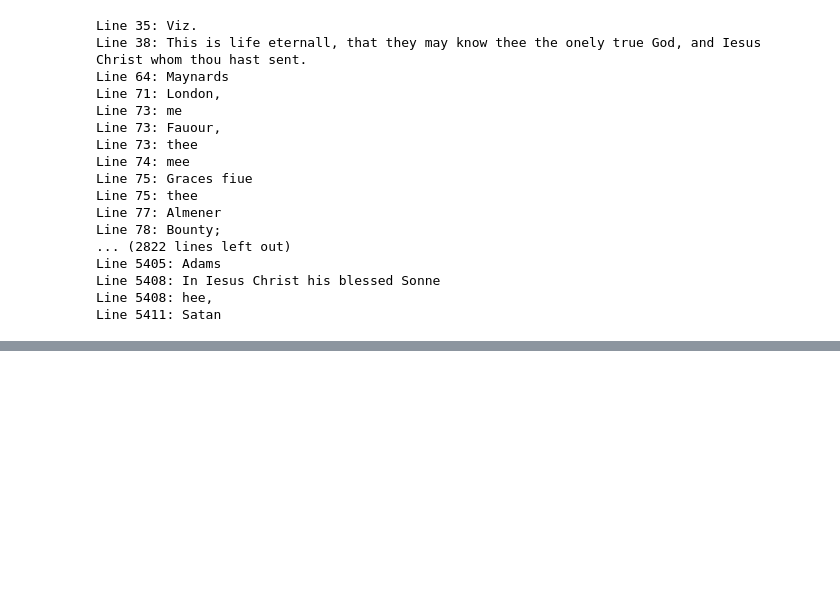
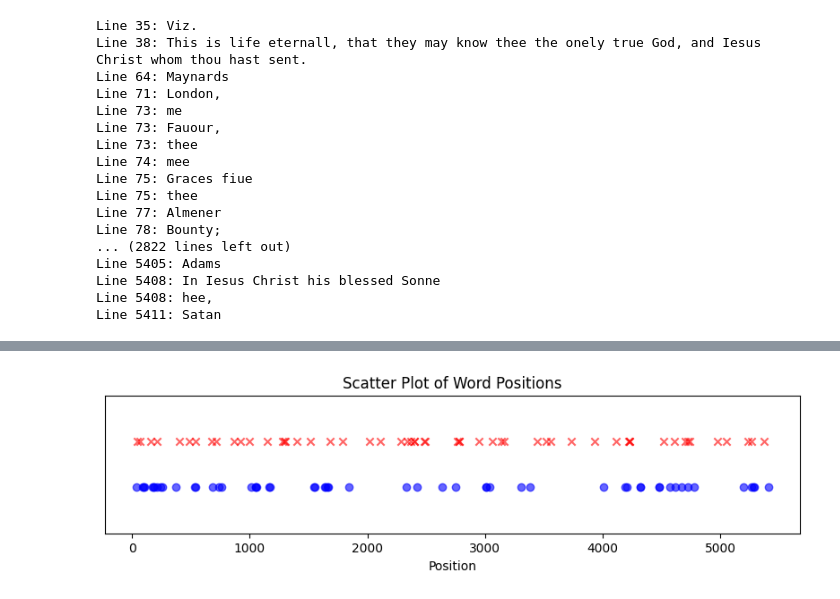
Before and after one commit to zzou21/ECBCData2024, a Jupyter notebook: XMLProcessing/IDItalics.ipynb, the cells around one changed output, grey strips where cells are left out. Cells and saved outputs as stored; diff of their text form; code cells hidden in the pictures; blank space fills up the shorter version.

```diff
--- a/XMLProcessing/IDItalics.ipynb
+++ b/XMLProcessing/IDItalics.ipynb
@@ -54,0 +110,11 @@ Line 5411: Satan
+# %%
+plt.figure(figsize=(10, 2))
+plt.scatter(lineNumberList, [1] * len(lineNumberList), alpha=0.6, label='Set 1', color='blue', marker='o')
+plt.scatter(lineRandom, [2] * len(lineRandom), alpha=0.6, label='Set 2', color='red', marker='x')
+plt.title('Scatter Plot of Word Positions')
+plt.xlabel('Position')
+plt.ylim(0, 3)
+plt.yticks([])
+plt.show()
+# %% [output]
+[figure, added]
```
Also changed, not shown: parts of 12 cells of this notebook.
